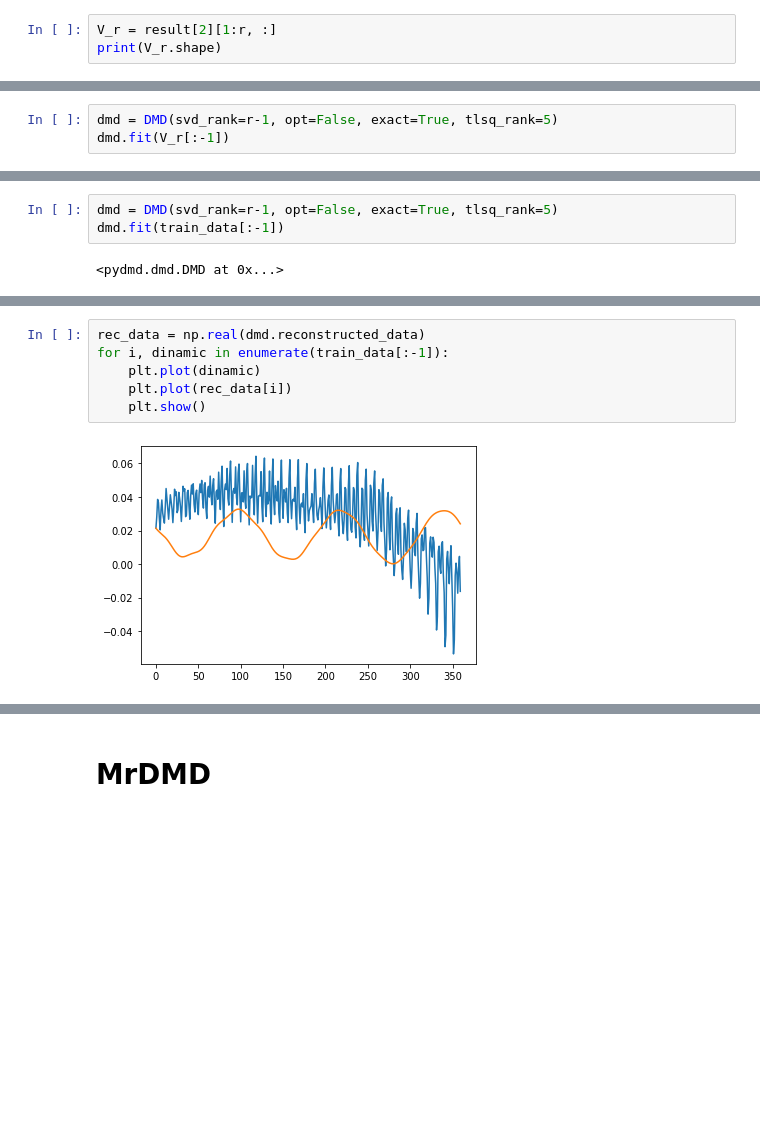
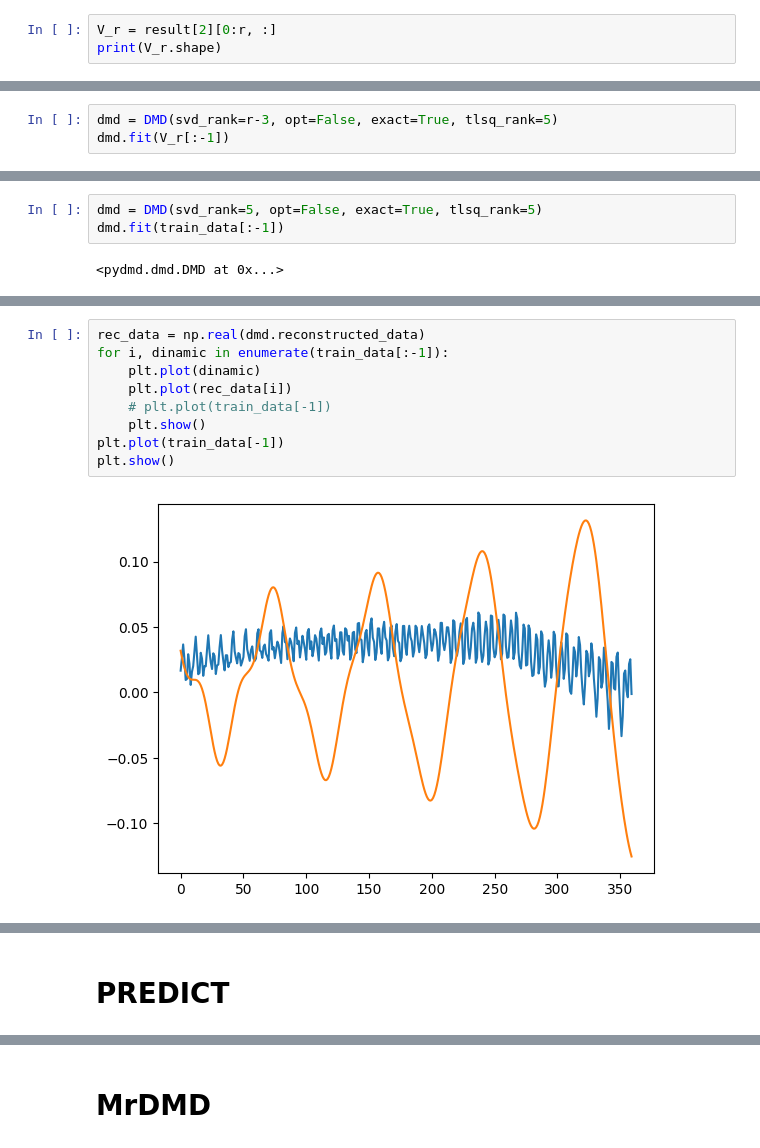
Before and after one commit to DenisSidoren/arctic_TimeSeries_analysis, a Jupyter notebook: dmd.ipynb, the cells around one changed output, grey strips where cells are left out. Drawn from its saved outputs; the diff is of its cells as text; blank space fills up the shorter version.

Commit message:
added predict

```diff
--- a/dmd.ipynb
+++ b/dmd.ipynb
@@ -116,4 +122,4 @@ r = len(comp) + 1
 # %%
-V_r = result[2][1:r, :]
+V_r = result[2][0:r, :]
 print(V_r.shape)
 # %% [output]
@@ -148,7 +162,7 @@ plt.hist(V_r[-1], edgecolor='black')
 from pydmd import DMD
 from pydmd import MrDMD
 # %%
-dmd = DMD(svd_rank=r-1, opt=False, exact=True, tlsq_rank=5)
+dmd = DMD(svd_rank=r-3, opt=False, exact=True, tlsq_rank=5)
 dmd.fit(V_r[:-1])
 # %% [output]
 <pydmd.dmd.DMD at 0x...>
@@ -216,7 +231,7 @@ plt.show()
 # %% [markdown]
 # Fit DMD on train data
 # %%
-dmd = DMD(svd_rank=r-1, opt=False, exact=True, tlsq_rank=5)
+dmd = DMD(svd_rank=5, opt=False, exact=True, tlsq_rank=5)
 dmd.fit(train_data[:-1])
 # %% [output]
 <pydmd.dmd.DMD at 0x...>
@@ -238,8 +253,11 @@ plt.show()
 # %%
 rec_data = np.real(dmd.reconstructed_data)
 for i, dinamic in enumerate(train_data[:-1]):
     plt.plot(dinamic)
     plt.plot(rec_data[i])
+    # plt.plot(train_data[-1])
     plt.show()
+plt.plot(train_data[-1])
+plt.show()
 # %% [output]
-[figure, old version]
+[figure, new version]
@@ -249,0 +270,2 @@ for i, dinamic in enumerate(train_data[:-1]):
+# %% [markdown]
+# PREDICT
```
Also changed, not shown: parts of 17 cells of this notebook.
